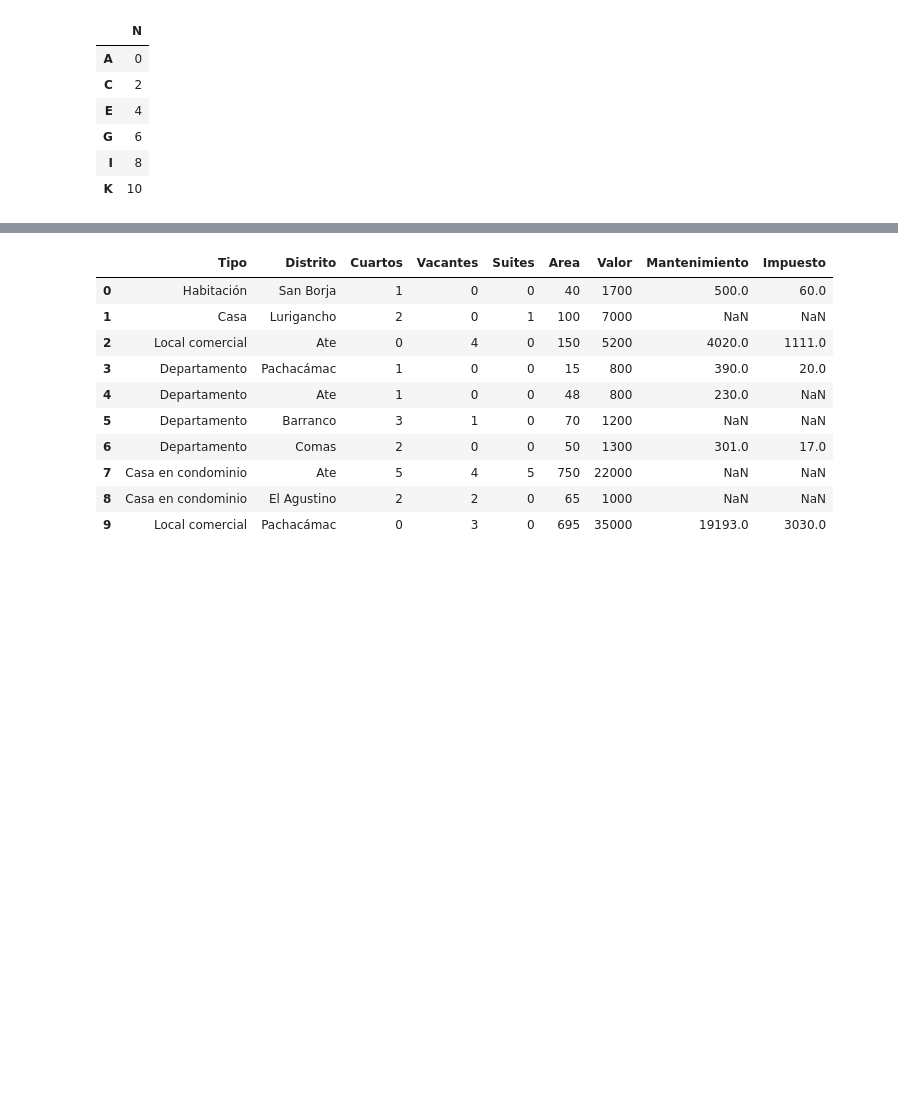
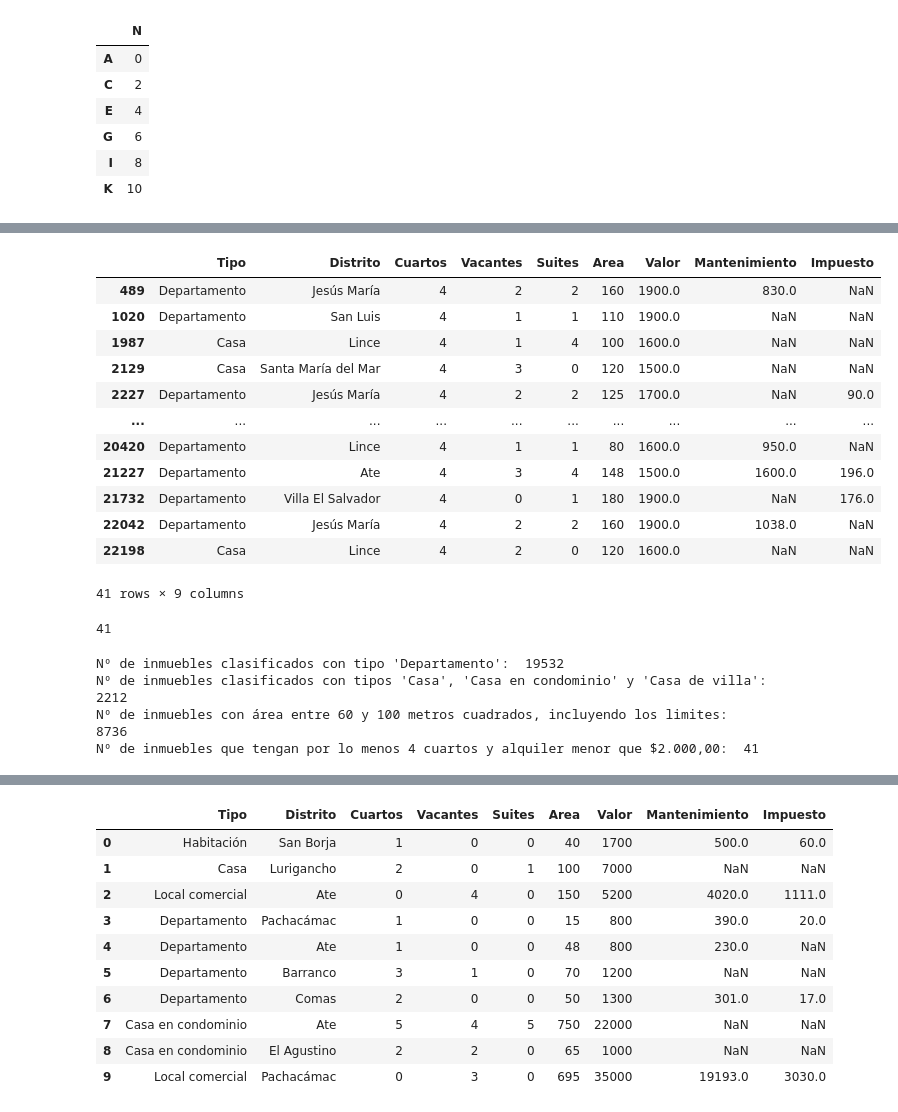
Before and after one commit to SABRIS13/Introduction-to-Data-Science, a Jupyter notebook: Repaso_Pandas_2.ipynb, the cells around one changed output, grey strips where cells are left out. Cells and saved outputs as stored; diff of their text form; code cells hidden in the pictures; blank space fills up the shorter version.

```diff
--- a/Repaso_Pandas_2.ipynb
+++ b/Repaso_Pandas_2.ipynb
@@ -389,0 +502,35 @@ df
+# %%
+#Seleccionar los inmuebles que tengan por lo menos 4 cuartos y alquiler menor de $2000.00
+seleccion4=db[(db['Cuartos']>=4) & (db['Valor']<2000 )]
+seleccion4
+# %% [output]
+|  | Tipo | Distrito | Cuartos | Vacantes | Suites | Area | Valor | Mantenimiento | Impuesto |
+| 489 | Departamento | Jesús María | 4 | 2 | 2 | 160 | 1900.0 | 830.0 | NaN |
+| 1020 | Departamento | San Luis | 4 | 1 | 1 | 110 | 1900.0 | NaN | NaN |
+| 1987 | Casa | Lince | 4 | 1 | 4 | 100 | 1600.0 | NaN | NaN |
+| 2129 | Casa | Santa María del Mar | 4 | 3 | 0 | 120 | 1500.0 | NaN | NaN |
+| 2227 | Departamento | Jesús María | 4 | 2 | 2 | 125 | 1700.0 | NaN | 90.0 |
+| ... | ... | ... | ... | ... | ... | ... | ... | ... | ... |
+| 20420 | Departamento | Lince | 4 | 1 | 1 | 80 | 1600.0 | 950.0 | NaN |
+| 21227 | Departamento | Ate | 4 | 3 | 4 | 148 | 1500.0 | 1600.0 | 196.0 |
+| 21732 | Departamento | Villa El Salvador | 4 | 0 | 1 | 180 | 1900.0 | NaN | 176.0 |
+| 22042 | Departamento | Jesús María | 4 | 2 | 2 | 160 | 1900.0 | 1038.0 | NaN |
+| 22198 | Casa | Lince | 4 | 2 | 0 | 120 | 1600.0 | NaN | NaN |
+41 rows × 9 columns
+# %%
+#Frecuencia de anterior criterio
+n4=seleccion4.shape[0]
+n4
+# %% [output]
+41
+# %%
+#Respuestas de frecuencias
+print("Nº de inmuebles clasificados con tipo 'Departamento': ", n1)
+print("Nº de inmuebles clasificados con tipos 'Casa', 'Casa en condominio' y 'Casa de villa': ", n2)
+print("Nº de inmuebles con área entre 60 y 100 metros cuadrados, incluyendo los limites: ", n3)
+print("Nº de inmuebles que tengan por lo menos 4 cuartos y alquiler menor que $2.000,00: ", n4)
+# %% [output]
+Nº de inmuebles clasificados con tipo 'Departamento':  19532
+Nº de inmuebles clasificados con tipos 'Casa', 'Casa en condominio' y 'Casa de villa':  2212
+Nº de inmuebles con área entre 60 y 100 metros cuadrados, incluyendo los limites:  8736
+Nº de inmuebles que tengan por lo menos 4 cuartos y alquiler menor que $2.000,00:  41
```
Also changed, not shown: parts of 48 cells of this notebook.
